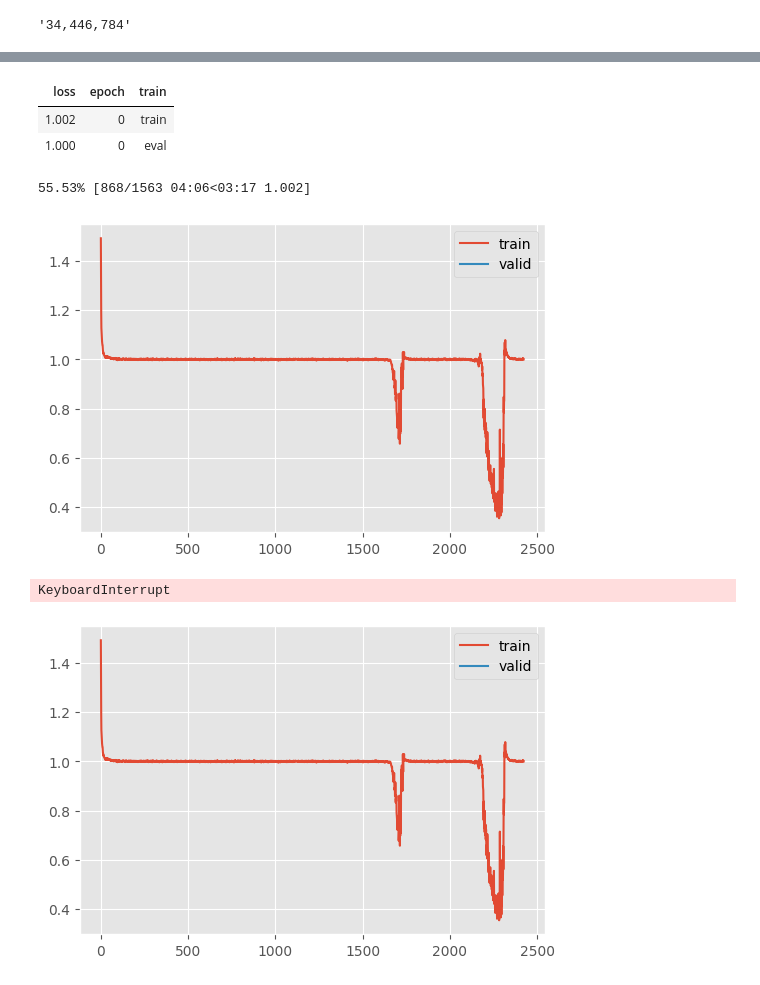
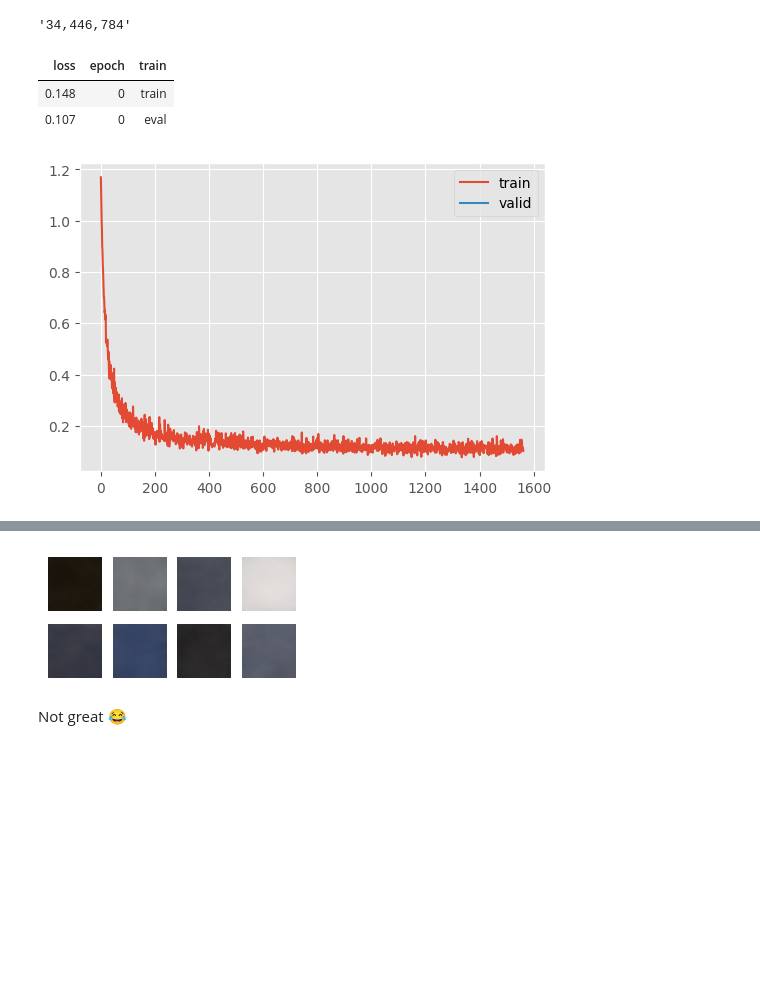
Before and after one commit to jeremyadamsfisher/SlowAI, a Jupyter notebook: nbs/29_imagenet_diffusion_unet.ipynb, the cells around one changed output, grey strips where cells are left out. Drawn from its saved outputs; the diff is of its cells as text; code cells hidden in the pictures; blank space fills up the shorter version.

```diff
--- a/nbs/29_imagenette_diffusion_unet.ipynb
+++ b/nbs/29_imagenet_diffusion_unet.ipynb
@@ -38,5 +46,9 @@ f"{sum(p.numel() for p in un.parameters()):,}"
 '34,446,784'
 # %%
 %%time
-un = conditional_train(un, dls, lr=4e-3, n_epochs=25)
+un = conditional_train(un, dls, lr=4e-3, n_epochs=1)
 # %% [output]
+| loss | epoch | train |
+| 0.148 | 0 | train |
+| 0.107 | 0 | eval |
+[figure, new version]
@@ -44,10 +57,11 @@ un = conditional_train(un, dls, lr=4e-3, n_epochs=25)
-| loss | epoch | train |
-| 1.002 | 0 | train |
-| 1.000 | 0 | eval |
-55.53% [868/1563 04:06<03:17 1.002]
-[figure, old version]
-KeyboardInterrupt
-[figure, removed]
+# %%
+N = 8
+x_0, _ = conditional_ddpm(un, torch.arange(N), (N, 3, 64, 64))
+show_images(denorm(x_0.cpu()), imsize=0.8);
+# %% [output]
+[figure, added]
+# %% [markdown]
+Not great 😂
 # %%
 #| hide
 import nbdev
```
Also changed, not shown: parts of 7 cells of this notebook, 8 other files.
